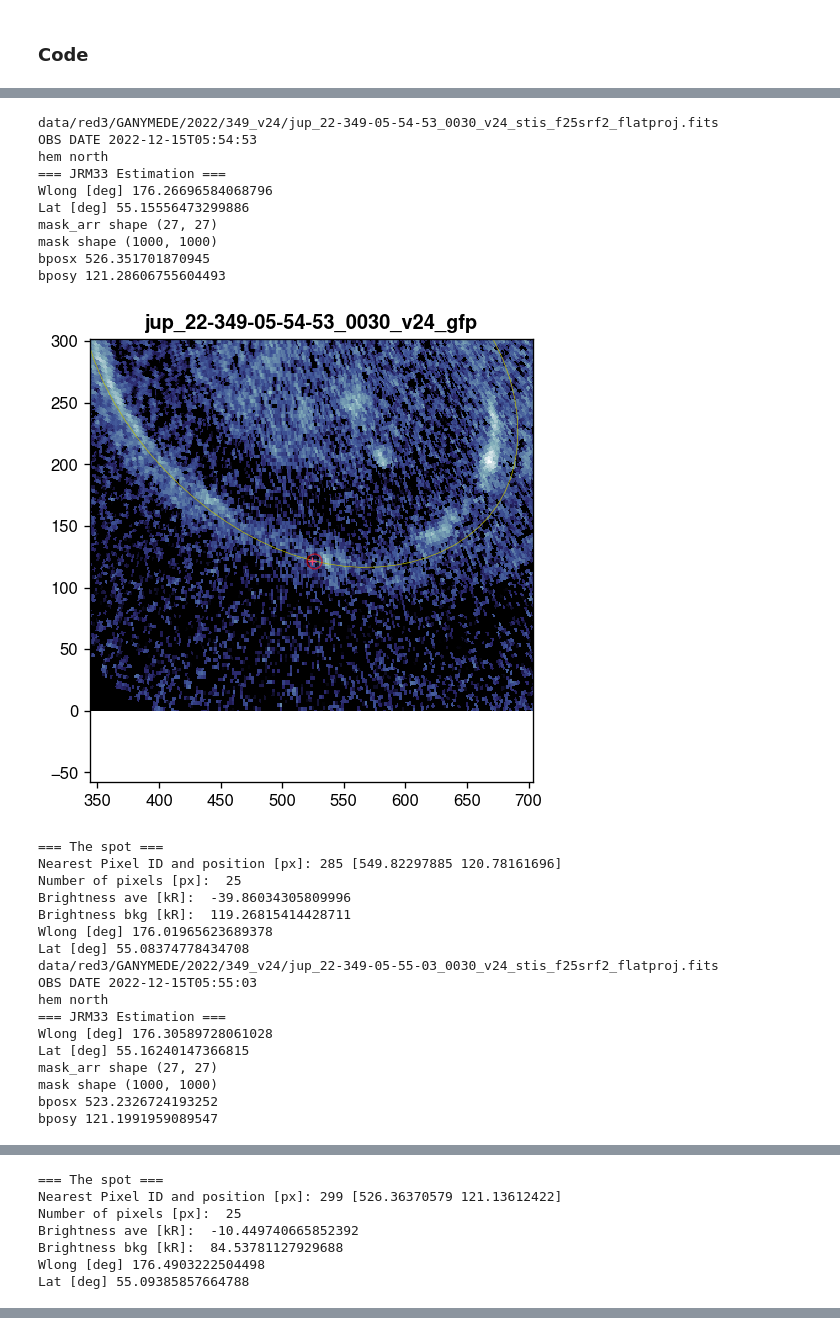
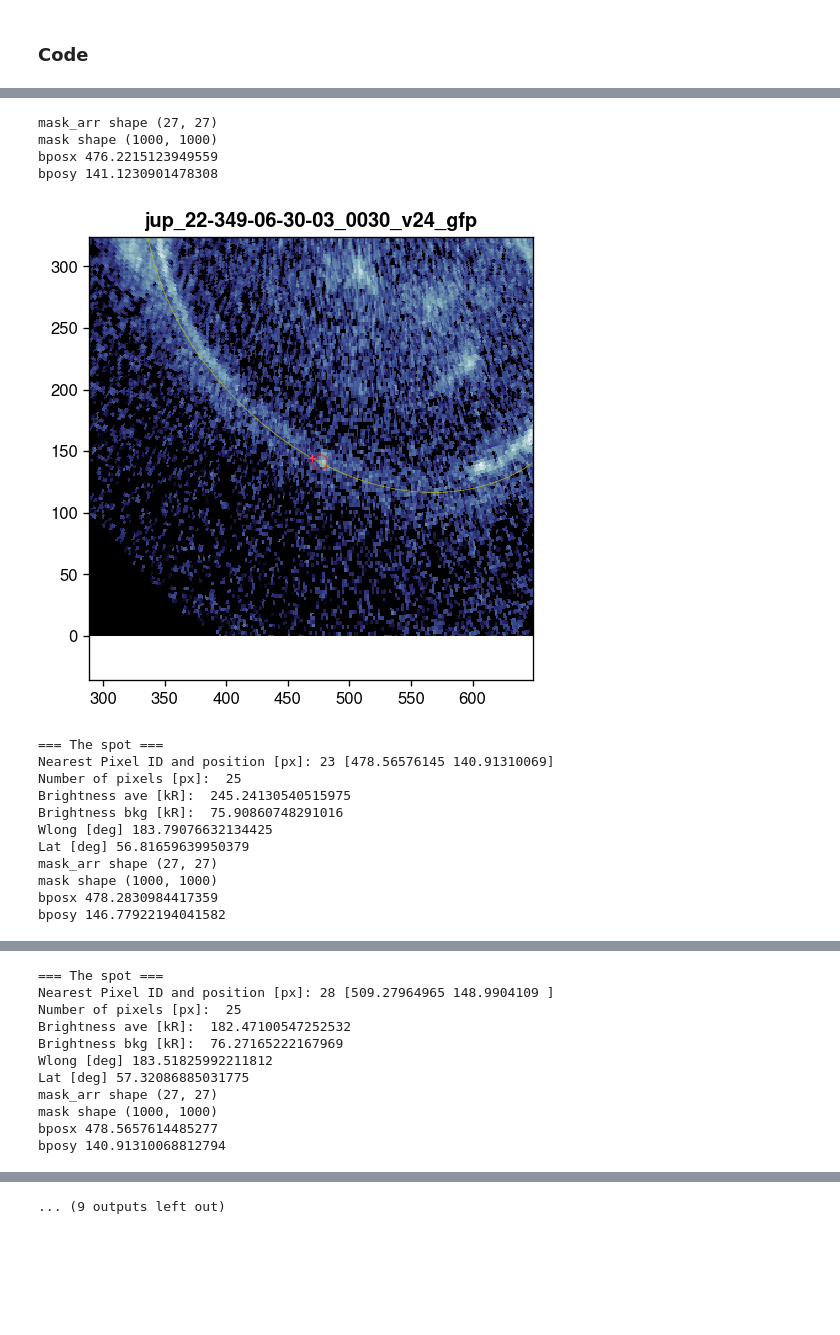
Before and after one commit to ShinnosukeSatoh/HST_Jupiter_footprints, a Jupyter notebook: photometry_single_G.ipynb, the cells around one changed output, grey strips where cells are left out. Cells and saved outputs as stored; diff of their text form; code cells hidden in the pictures; blank space fills up the shorter version.

```diff
--- a/photometry_single_G.ipynb
+++ b/photometry_single_G.ipynb
@@ -288,7 +286,7 @@ for doyvisit in doy_visit_list[0:1]:
         mean = np.average(img)
         median = np.median(img)
         std = np.std(img)
-        thres = 0.3*std
+        thres = 2.2*std
         daofind = DAOStarFinder(fwhm=2.0, threshold=thres)
         # https://photutils.readthedocs.io/en/stable/api/photutils.detection.DAOStarFinder.html
         # DAOStarFinderのfluxの定義 ... stdのfactor倍
@@ -339,56 +337,44 @@ for doyvisit in doy_visit_list[0:1]:
             TFindex[posarg0] = False
             positions = positions[TFindex]
 
             print('=== The spot ===')
             print('Nearest Pixel ID and position [px]:', posarg0, positions[posarg0,:])
             print('Number of pixels [px]: ', sources['npix'][posarg0])
             print('Brightness ave [kR]: ', rawflux['final_phot_ave'][0])
             print('Brightness bkg [kR]: ', rawflux['annulus_median'][0])
             print('Wlong [deg]', poswlong)
             print('Lat [deg]', poslat)
 
             YN = input('Yes or No or ZERO? (y/n/0/end)')
 
 
         brightlist[j] = [h.datetime, poslat, poswlong, h.s3moon, rawflux['final_phot_ave'][0], rawflux['annulus_median'][0]]
 
         fig.savefig(savedir+'/'+title+'.jpg')
 
         if YN=='0':
             brightlist[j] = [h.datetime, 0, 0, h.s3moon, 0, 0]
 
         if YN=='end':
             break
 
 
     df = pd.DataFrame(brightlist)
     df.to_csv(savedir+'/brightness.csv', header=brightnessCSV, sep='\t')
 # %% [output]
-data/red3/GANYMEDE/2022/349_v24/jup_22-349-05-54-53_0030_v24_stis_f25srf2_flatproj.fits
-OBS DATE 2022-12-15T05:54:53
-hem north
-=== JRM33 Estimation ===
-Wlong [deg] 176.26696584068796
-Lat [deg] 55.15556473299886
 mask_arr shape (27, 27)
 mask shape (1000, 1000)
-bposx 526.351701870945
-bposy 121.28606755604493
+bposx 476.2215123949559
+bposy 141.1230901478308
-[figure, old version]
+[figure, new version]
 === The spot ===
-Nearest Pixel ID and position [px]: 285 [549.82297885 120.78161696]
+Nearest Pixel ID and position [px]: 23 [478.56576145 140.91310069]
 Number of pixels [px]:  25
-Brightness ave [kR]:  -39.86034305809996
-Brightness bkg [kR]:  119.26815414428711
-Wlong [deg] 176.01965623689378
-Lat [deg] 55.08374778434708
-data/red3/GANYMEDE/2022/349_v24/jup_22-349-05-55-03_0030_v24_stis_f25srf2_flatproj.fits
-OBS DATE 2022-12-15T05:55:03
-hem north
-=== JRM33 Estimation ===
-Wlong [deg] 176.30589728061028
-Lat [deg] 55.16240147366815
+Brightness ave [kR]:  245.24130540515975
+Brightness bkg [kR]:  75.90860748291016
+Wlong [deg] 183.79076632134425
+Lat [deg] 56.81659639950379
 mask_arr shape (27, 27)
 mask shape (1000, 1000)
-bposx 523.2326724193252
-bposy 121.1991959089547
+bposx 478.2830984417359
+bposy 146.77922194041582
@@ -396,7 +382,11 @@ bposy 121.1991959089547
 === The spot ===
-Nearest Pixel ID and position [px]: 299 [526.36370579 121.13612422]
+Nearest Pixel ID and position [px]: 28 [509.27964965 148.9904109 ]
 Number of pixels [px]:  25
-Brightness ave [kR]:  -10.449740665852392
-Brightness bkg [kR]:  84.53781127929688
-Wlong [deg] 176.4903222504498
-Lat [deg] 55.09385857664788
+Brightness ave [kR]:  182.47100547252532
+Brightness bkg [kR]:  76.27165222167969
+Wlong [deg] 183.51825992211812
+Lat [deg] 57.32086885031775
+mask_arr shape (27, 27)
+mask shape (1000, 1000)
+bposx 478.5657614485277
+bposy 140.91310068812794
@@ -402,0 +436 @@ Lat [deg] 55.09385857664788
+... (9 outputs left out)
```
Also changed, not shown: parts of 2 cells of this notebook, 4 other files.
